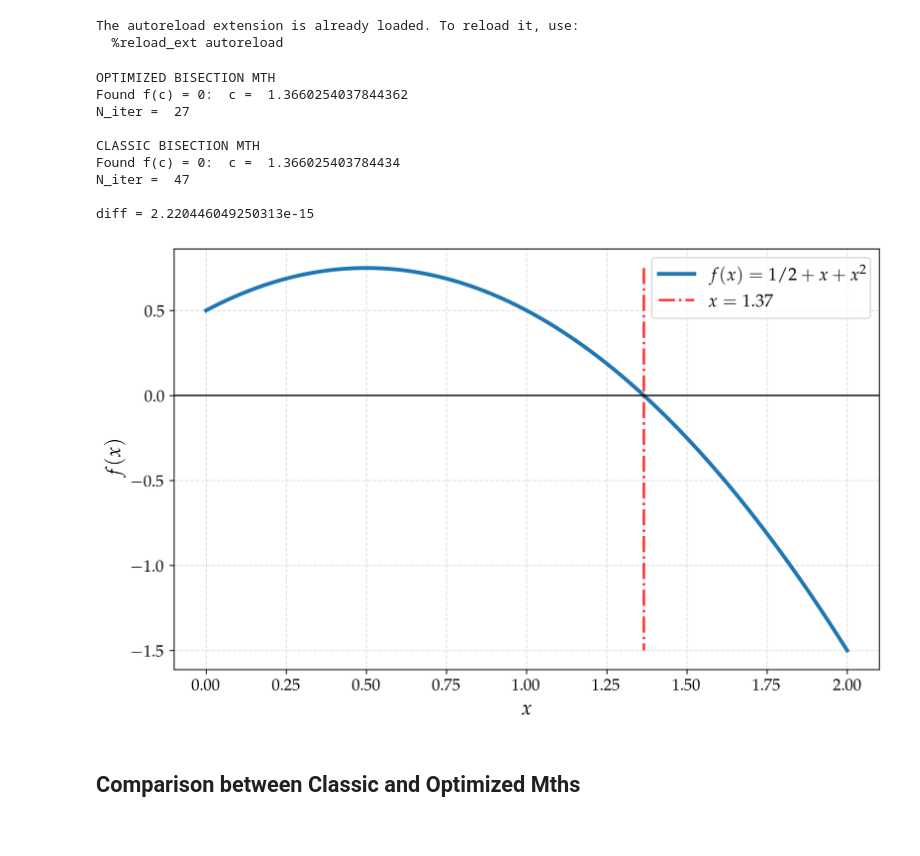
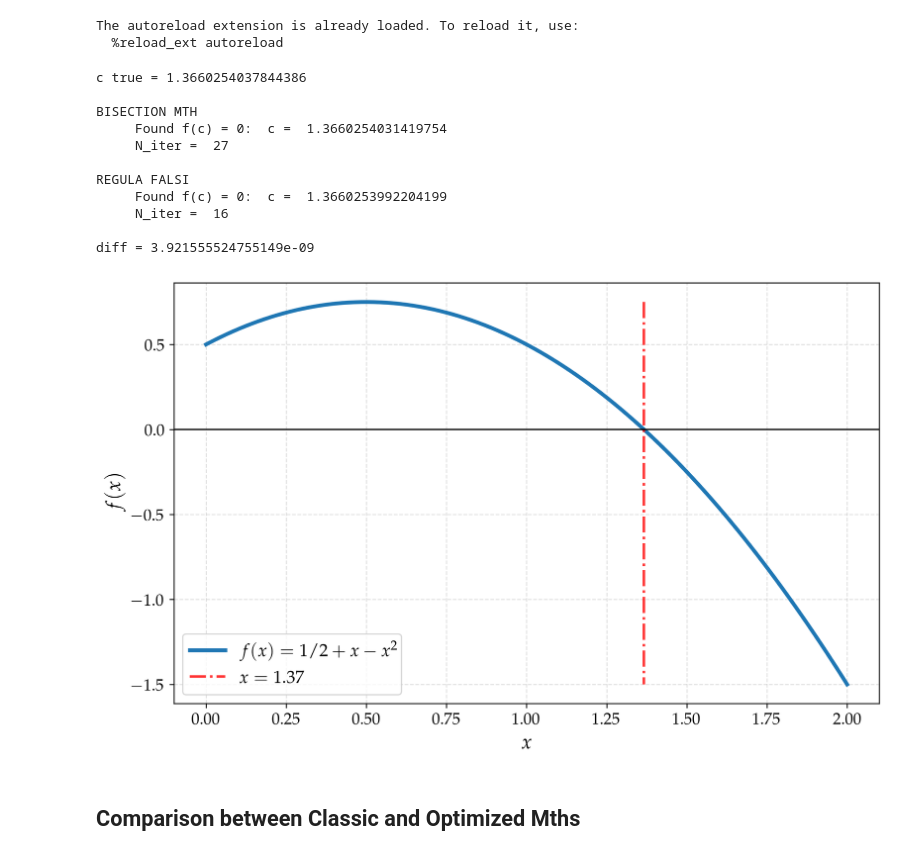
Before and after one commit to mvolpato-unimib/Lab_comp, a Jupyter notebook: ex12/bisection.ipynb, the cells around one changed output. Drawn from its saved outputs; the diff is of its cells as text; code cells hidden in the pictures.

```diff
--- a/ex12/bisection.ipynb
+++ b/ex12/bisection.ipynb
@@ -20,43 +20,50 @@ start, end = (0, 2)
 xcoo = np.linspace(start, end, 100)
 ycoo = func(xcoo)
 
-c_optim, N_iter = bisec(func, start, end, optim=True, out_niter=True)
-print('OPTIMIZED BISECTION MTH')
-print('Found f(c) = 0:  c = ', c_optim)
-print('N_iter = ', N_iter)
+C_TRUE = (1 + np.sqrt(3)) / 2
+print(f'c true = {C_TRUE}')
 
 c_clas, N_iter = bisec(func, start, end, optim=False, out_niter=True)
-print('\nCLASSIC BISECTION MTH')
-print('Found f(c) = 0:  c = ', c_clas)
-print('N_iter = ', N_iter)
+print('\nBISECTION MTH')
+print('     Found f(c) = 0:  c = ', c_clas)
+print('     N_iter = ', N_iter)
+
+print()
+c_optim, N_iter = bisec(func, start, end, optim=True, out_niter=True)
+print('REGULA FALSI')
+print('     Found f(c) = 0:  c = ', c_optim)
+print('     N_iter = ', N_iter)
+
 
 diff = abs(c_clas - c_optim)
 print('\ndiff =', diff)
 # %% [output]
-OPTIMIZED BISECTION MTH
-Found f(c) = 0:  c =  1.3660254037844362
-N_iter =  27
+c true = 1.3660254037844386
 
-CLASSIC BISECTION MTH
-Found f(c) = 0:  c =  1.366025403784434
-N_iter =  47
+BISECTION MTH
+     Found f(c) = 0:  c =  1.3660254031419754
+     N_iter =  27
 
-diff = 2.220446049250313e-15
+REGULA FALSI
+     Found f(c) = 0:  c =  1.3660253992204199
+     N_iter =  16
+
+diff = 3.921555524755149e-09
 # %%
 
 plt.figure(figsize=(10, 6))
-plt.plot(xcoo, ycoo, label=r'$f(x) = 1/2 + x + x^2$', lw=3)
+plt.plot(xcoo, ycoo, label=r'$f(x) = 1/2 + x - x^2$', lw=3)
 plt.vlines(c_optim, max(ycoo), min(ycoo), ls='-.', lw=2, color='red', alpha=0.8, label=rf'$x = {c_optim:.2f}$')
 # plt.hlines(0, start, end, ls='-', color='black', alpha=1, label=r'$f(x) = 0$')
 plt.xlabel(r'$x$')
 plt.ylabel(r'$f(x)$')
-plt.axhline(0, color='black', linewidth=1) # Disegna l'asse x a y=0
+plt.axhline(0, color='black', linewidth=1)
 plt.grid(alpha=0.4, ls='--')
-plt.legend()
+plt.legend(loc='lower left')
 plt.savefig('plots/plot_zero.png')
 plt.show()
 # %% [output]
-[figure, old version]
+[figure, new version]
 # %% [markdown]
 ## **Comparison between Classic and Optimized Mths**
 # %%
```
Also changed, not shown: parts of 5 cells of this notebook, 7 other files.
